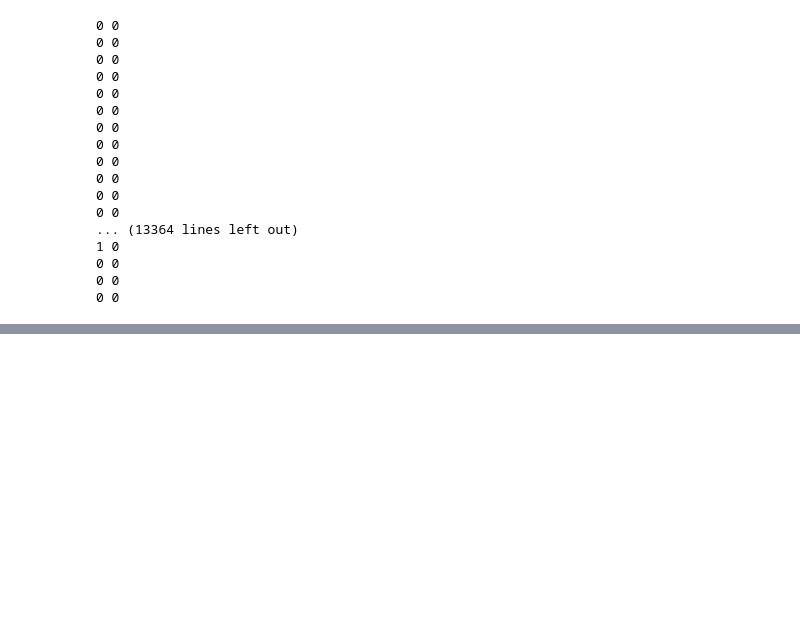
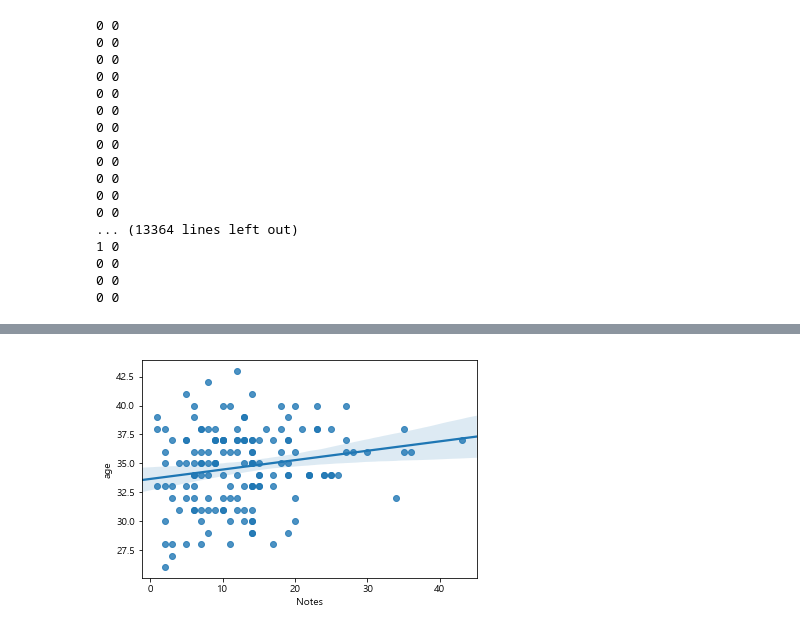
Before and after one commit to sc303030/NBA, a Jupyter notebook: nba_retirement_predict/three.ipynb, the cells around one changed output, grey strips where cells are left out. Saved outputs shown, nothing was run; the diff lists cells and outputs as text; code cells hidden in the pictures; blank space fills up the shorter version.

```diff
--- a/nba_retirement_predict/three.ipynb
+++ b/nba_retirement_predict/three.ipynb
@@ -227,0 +271,5 @@ display(df_sum)
+# %%
+sns.regplot(x='Notes',y='age',data=df_merge)
+plt.show()
+# %% [output]
+[figure, added]
```
Also changed, not shown: parts of 16 cells of this notebook, 5 other files.
